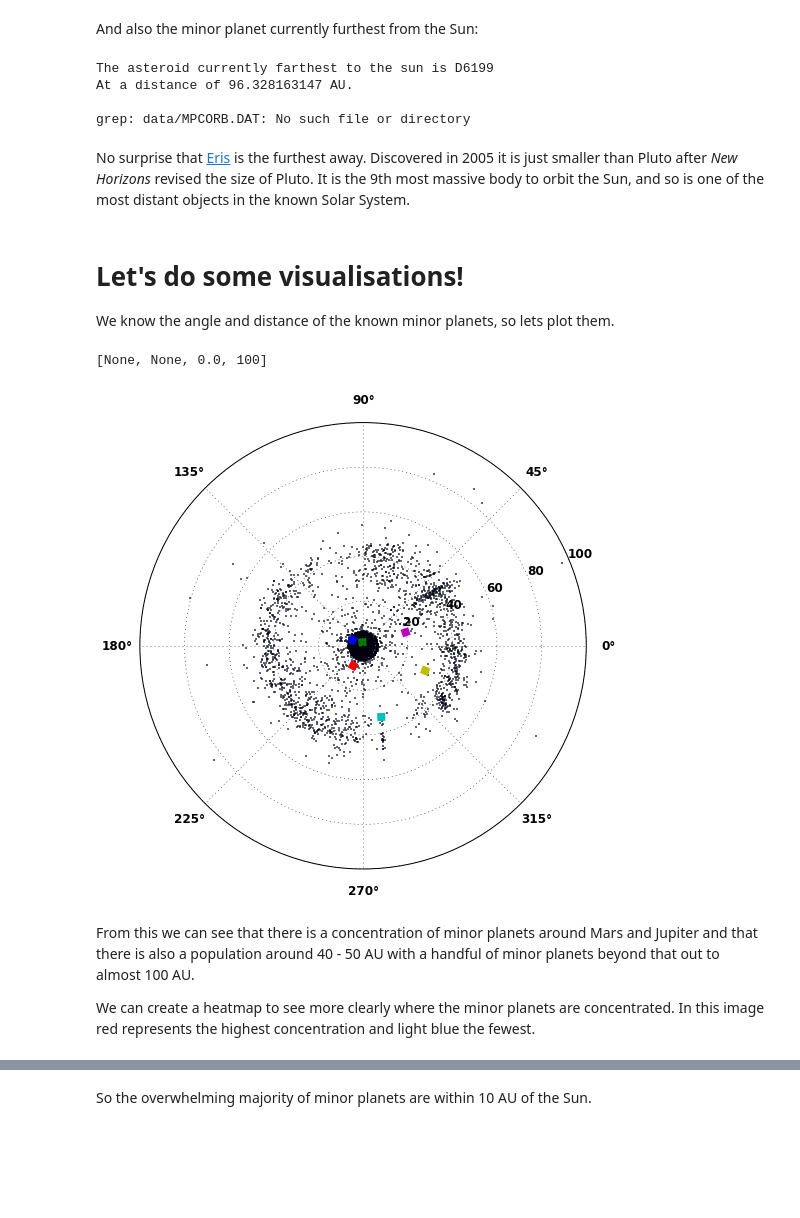
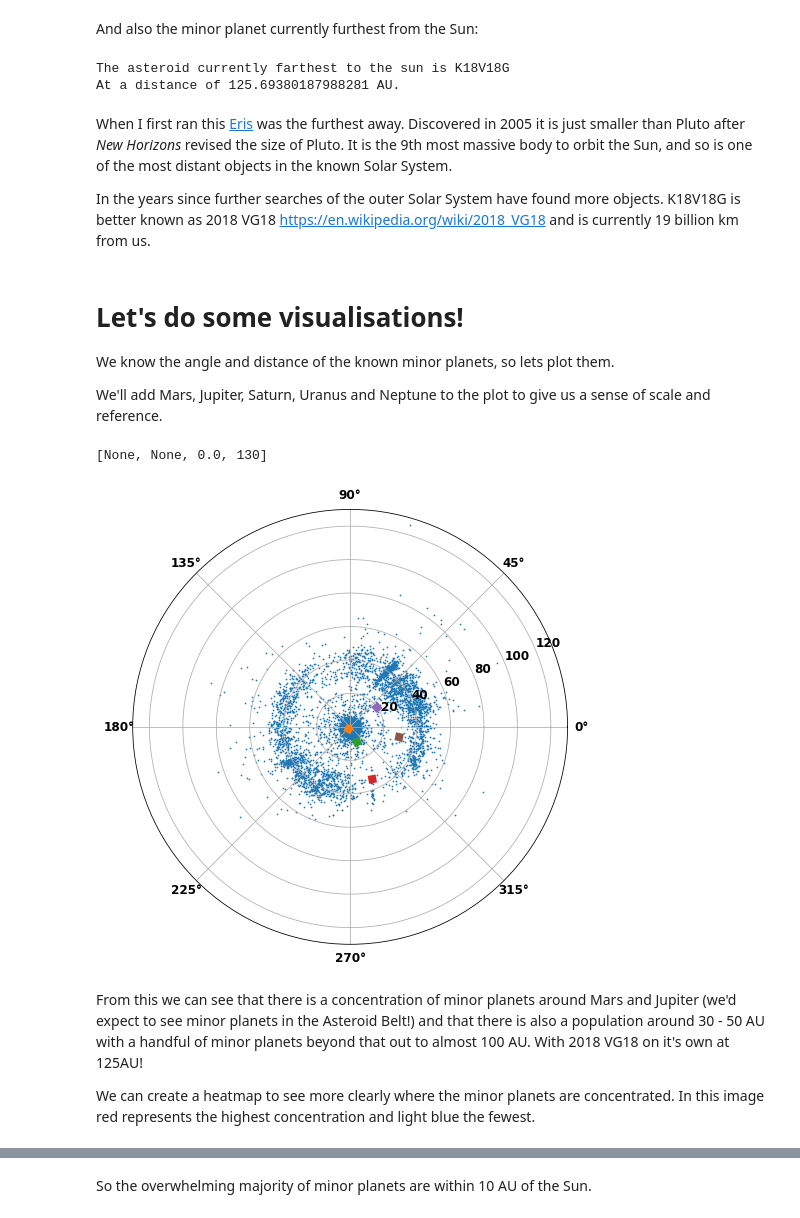
Before and after one commit to albertw/astronomy-notebooks, a Jupyter notebook: Minor-Planets.ipynb, the cells around one changed output, grey strips where cells are left out. Cells and saved outputs as stored; diff of their text form; code cells hidden in the pictures; blank space fills up the shorter version.

Commit message:
Updating for 202 and with better explanations

```diff
--- a/Minor-Planets.ipynb
+++ b/Minor-Planets.ipynb
@@ -63,12 +62,15 @@ import gzip
 regex = re.compile("(.)(..)(.)(.)")
 
 def get_mpcdata():
-    # Open the MPC Orbital Data file of all Minor Planets
-    f = gzip.open("data/MPCORB.DAT.gz")
+    ''' Open the MPC Orbital Data file of all Minor Planets
+        And return it as a list of ephem bodies.
+    '''
+    f = gzip.open("data/MPCORB.DAT.gz",'rt')
     lines = iter(f)
 
     mpcbodies = []
     mpcindex = {}
+    mpcnindex = {}
 
     # Skip through the header
     for line in f:
@@ -106,18 +108,23 @@ def get_mpcdata():
             b._inc = float(line[59:68])     # "i"
             b._e = float(line[70:79])       # "e"
             b._a = float(line[92:103])      # "a"
+            number = line[166:173].strip()
+            if number:
+                number = int(number.replace("(","").replace(")",""))
+                mpcnindex[number] = mpname
             b.name = mpname
             names.insert(bi,mpname)
             mpcbodies.append(b)
             mpcindex[mpname] = len(mpcbodies) -1
+            mpcnindex[number] = mpname
         except:
-            print "Unknown Problem with line:" + line + ":"
+            print("Unknown Problem with line:" + line + ":")
             raise
 
     del(names)
 
-    print 'Loaded', len(mpcbodies), 'asteroids'
-    return mpcbodies, mpcindex
+    print('Loaded', len(mpcbodies), 'asteroids')
+    return mpcbodies, mpcindex, mpcnindex
 
 def unpack_epoch(packed):
     ''' Unpack the MPC epoch format.
@@ -162,5 +169,5 @@ def unpack_epoch(packed):
     datestr = year + "/" + month + "/" + day
     return datestr
 
-mpcbodies, mpcindex = get_mpcdata()
+mpcbodies, mpcindex, mpcnindex = get_mpcdata()
 # %% [output]
@@ -189,5 +179,6 @@ Given a date we can calculate the positions of all known asteroids. Specifically
 # %%
 def compute_asteroid_positions(mjd, mpcbodies):
+    ''' compute theta, r and phi for each body at the given date'''
     for b in mpcbodies:
         b.compute(mjd)
     theta = np.array([ b.hlon for b in mpcbodies ])
@@ -195,10 +186,10 @@ def compute_asteroid_positions(mjd, mpcbodies):
     r = np.array([ b.sun_distance for b in mpcbodies ])
     return theta, r, phi
 
-mjd = ephem.Date('2015/7/19 01:00')
+mjd = ephem.Date('2020/02/13 23:00')
 theta, r, phi = compute_asteroid_positions(mjd,mpcbodies)
 
-print 'First asteroid is at angle', theta[0]
-print 'and at distance', r[0], 'AU from the Sun'
-print 'at an inclination', phi[0]
+print('First asteroid is at angle', theta[0])
+print('and at distance', r[0], 'AU from the Sun')
+print('at an inclination', phi[0])
 # %% [output]
@@ -226,28 +213,21 @@ And also the minor planet currently furthest from the Sun:
 max_dist = max(r)
 list_position = numpy.where(r==max_dist)[0][0]
 asteroid = mpcbodies[list_position]
-print "The asteroid currently farthest to the sun is " + asteroid.name
-print "At a distance of " + str(max_dist) + " AU."
-print
-!grep $asteroid.name data/MPCORB.DAT
+print("The asteroid currently farthest to the sun is " + asteroid.name)
+print("At a distance of " + str(max_dist) + " AU.")
 # %% [output]
-The asteroid currently farthest to the sun is D6199
-At a distance of 96.328163147 AU.
-
-grep: data/MPCORB.DAT: No such file or directory
+The asteroid currently farthest to the sun is K18V18G
+At a distance of 125.69380187988281 AU.
 # %% [markdown]
-No surprise that [Eris](https://en.wikipedia.org/wiki/Eris_(dwarf_planet)) is the furthest away. Discovered in 2005 it is just smaller than Pluto after _New Horizons_ revised the size of Pluto. It is the 9th most massive body to orbit the Sun, and so is one of the most distant objects in the known Solar System.
+When I first ran this [Eris](https://en.wikipedia.org/wiki/Eris_(dwarf_planet)) was the furthest away. Discovered in 2005 it is just smaller than Pluto after _New Horizons_ revised the size of Pluto. It is the 9th most massive body to orbit the Sun, and so is one of the most distant objects in the known Solar System.
+
+In the years since further searches of the outer Solar System have found more objects. K18V18G is better known as 2018 VG18 https://en.wikipedia.org/wiki/2018_VG18 and is currently 19 billion km from us.
-# %%
-def generate_planet_positions(cls, mjd):
-    planet = cls()
-    dates = np.arange(mjd, mjd +2, 1.0)
-    for date in dates:
-        planet.compute(date)
-        yield (planet.hlon, planet.sun_distance)
 # %% [markdown]
 # Let's do some visualisations!
 
 We know the angle and distance of the known minor planets, so lets plot them.
+
+We'll add Mars, Jupiter, Saturn, Uranus and Neptune to the plot to give us a sense of scale and reference.
 # %%
 def generate_planet_positions(cls, mjd):
     ''' Returns the Planet positions suitable for plotting in a polar scatter plot'''
@@ -259,19 +239,19 @@ def generate_planet_positions(cls, mjd):
 # %%
 subplot = figure(figsize=(12, 8)).add_subplot(111, polar=True)
 
 subplot.scatter(theta, r, s=0.5)
 
 for cls in ephem.Jupiter, ephem.Mars, ephem.Saturn, ephem.Pluto, ephem.Uranus, ephem.Neptune:
     g = generate_planet_positions(cls, mjd)
     theta_r = np.array(list(g)).T
     subplot.plot(theta_r[0], theta_r[1], linewidth=8)
 
-subplot.axis([None, None, 0.0, 100])
+subplot.axis([None, None, 0.0, 130])
 # %% [output]
-[None, None, 0.0, 100]
+[None, None, 0.0, 130]
-[figure, old version]
+[figure, new version]
 # %% [markdown]
-From this we can see that there is a concentration of minor planets around Mars and Jupiter and that there is also a population around 40 - 50 AU with a handful of minor planets beyond that out to almost 100 AU.
+From this we can see that there is a concentration of minor planets around Mars and Jupiter (we'd expect to see minor planets in the Asteroid Belt!) and that there is also a population around 30 - 50 AU with a handful of minor planets beyond that out to almost 100 AU. With 2018 VG18 on it's own at 125AU!
 
 We can create a heatmap to see more clearly where the minor planets are concentrated. In this image red represents the highest concentration and light blue the fewest.
 # %%
```
Also changed, not shown: parts of 53 cells of this notebook.
